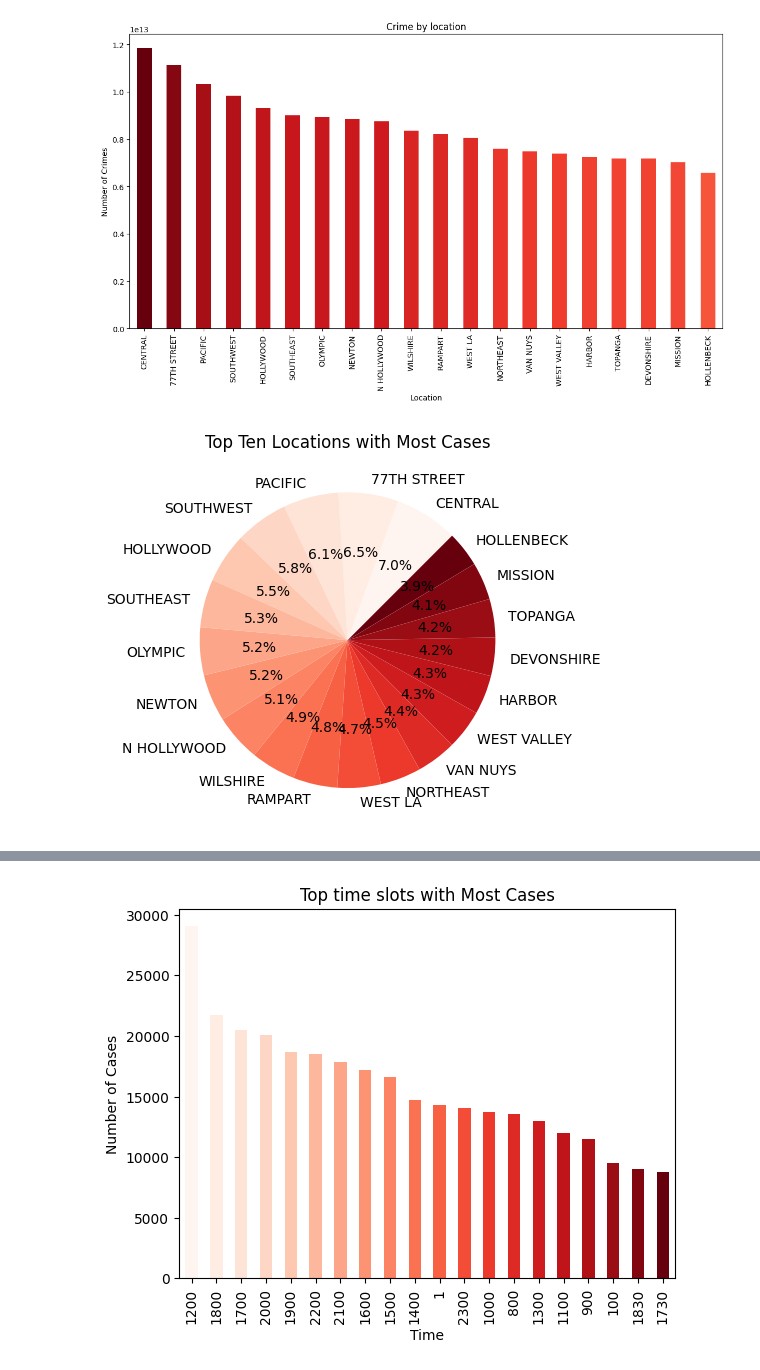
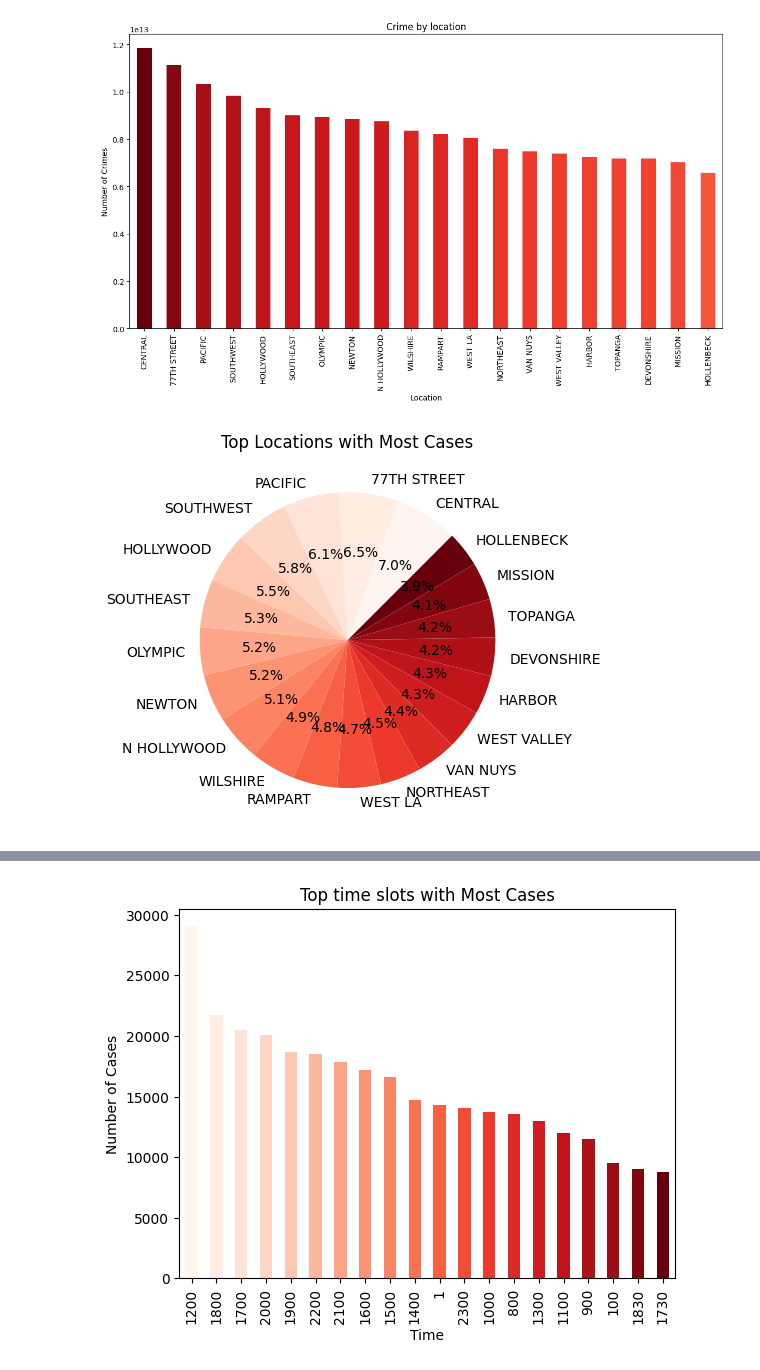
Before and after one commit to SushaanthSrinivasan/LA-Crime-Analysis-225A, a Jupyter notebook: visualization_and_analysis.ipynb, the cells around one changed output, grey strips where cells are left out. Saved outputs shown, nothing was run; the diff lists cells and outputs as text; code cells hidden in the pictures.

Commit message:
Corrected titles

```diff
--- a/visualization_and_analysis.ipynb
+++ b/visualization_and_analysis.ipynb
@@ -154,16 +154,16 @@ plt.show()
 # %%
 # plotting the top 10 locations with the most cases
 
 df['AREA NAME'] = df['AREA NAME'].str.upper()
 location_counts = df['AREA NAME'].value_counts().sort_values(ascending=False)
 top_ten_locations = location_counts.head(20)
 colormap = plt.cm.get_cmap('Reds', len(top_ten_locations))
 
 plt.pie(top_ten_locations, labels=top_ten_locations.index, autopct='%1.1f%%', startangle=45, colors=[colormap(i) for i in range(len(top_ten_locations))])
-plt.title('Top Ten Locations with Most Cases')
+plt.title('Top Locations with Most Cases')
 plt.show()
 # %% [output]
-[figure, old version]
+[figure, new version]
 # %%
 # plotting top 10 dates with the most cases
 
```
Also changed, not shown: parts of 2 cells of this notebook.
